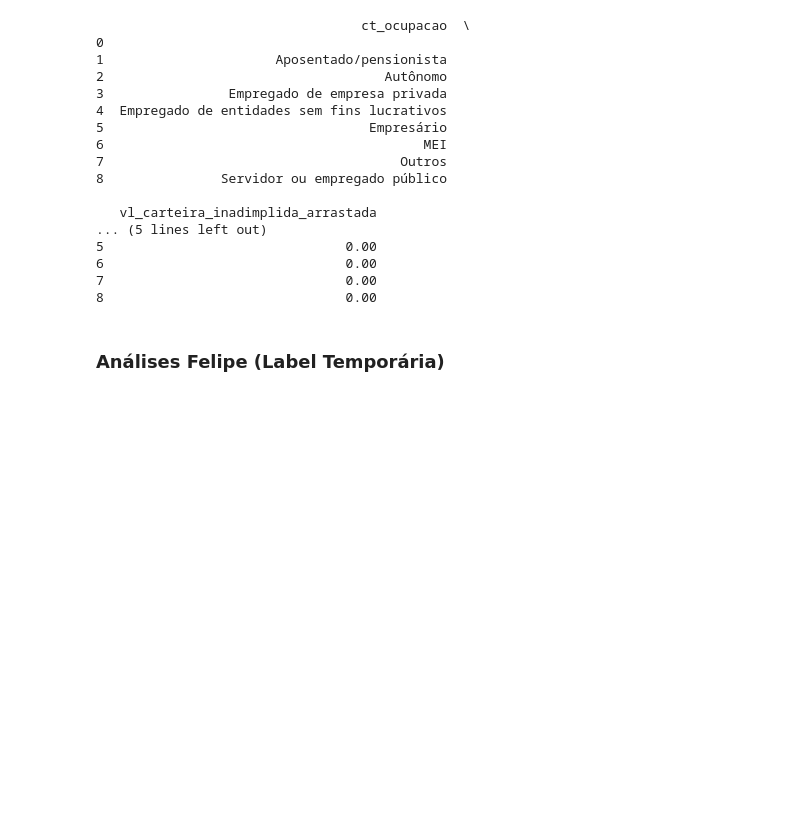
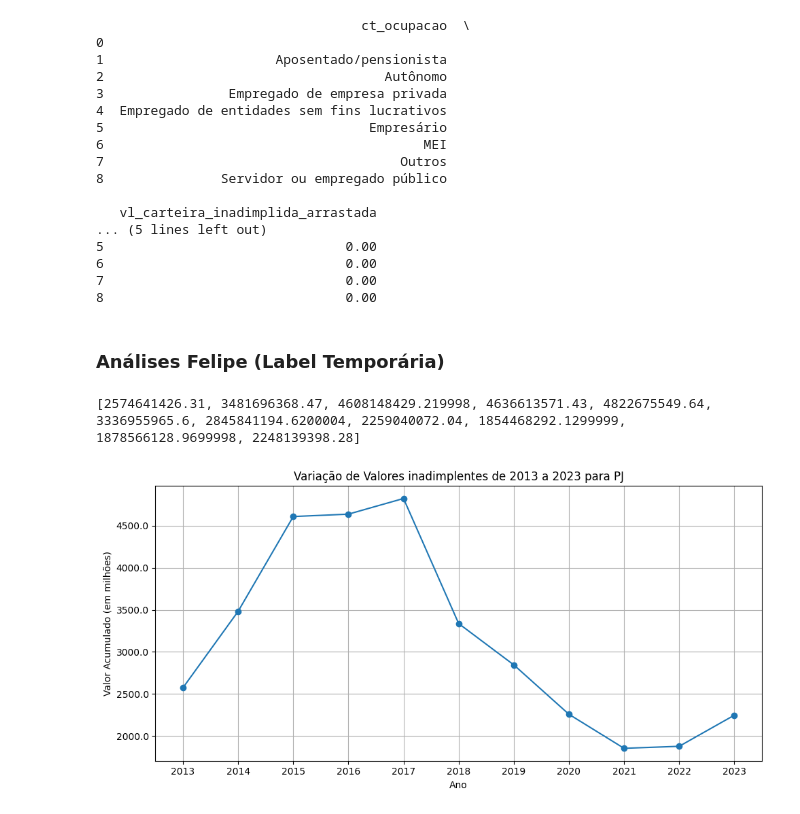
Before and after one commit to AutoProvision/market-analysis.notebook, a Jupyter notebook: analysis_pj.ipynb, the cells around one changed output. Saved outputs shown, nothing was run; the diff lists cells and outputs as text; code cells hidden in the pictures; blank space fills up the shorter version.

```diff
--- a/analysis_pj.ipynb
+++ b/analysis_pj.ipynb
@@ -252,3 +252,69 @@ print(df_grouped)
 8                               0.00
 # %% [markdown]
 ### Análises Felipe (Label Temporária)
+# %%
+df = df[df['dt_data_base'] > pd.to_datetime('2013-01-01')]
+df = df[df['dt_data_base'] < pd.to_datetime('2023-12-01')]
+# %%
+import pandas as pd
+
+# Certifique-se de que a coluna 'dt_data_base' está no formato datetime
+df['dt_data_base'] = pd.to_datetime(df['dt_data_base'])
+
+# Extrair o ano da coluna 'dt_data_base'
+df['Ano'] = df['dt_data_base'].dt.year
+
+# Criar uma lista vazia para armazenar os resultados
+resultados = []
+
+# Definir o intervalo de anos que você quer processar (2013 até 2023)
+anos = ['2013', '2014', '2015', '2016', '2017', '2018', '2019', '2020', '2021', '2022', '2023']
+
+# Iterar sobre cada ano e acumular os valores
+for ano in anos:
+    # Filtrar o dataset para o ano específico
+    df_ano_especifico = df[df['Ano'].astype(str) == ano]
+
+    # Somar os valores desse ano, considerando que 'vl_carteira_inadimplida_arrastada' é a coluna relevante
+    valor_acumulado = df_ano_especifico['vl_carteira_inadimplida_arrastada'].sum()
+
+    # Armazenar o resultado no vetor (lista)
+    resultados.append(valor_acumulado)
+
+# Exibir o vetor com os resultados acumulados por ano
+print(resultados)
+# %% [output]
+[2574641426.31, 3481696368.47, 4608148429.219998, 4636613571.43, 4822675549.64, 3336955965.6, 2845841194.6200004, 2259040072.04, 1854468292.1299999, 1878566128.9699998, 2248139398.28]
+# %%
+import pandas as pd
+import matplotlib.pyplot as plt
+from matplotlib.ticker import FuncFormatter
+
+# Supondo que você já tenha o DataFrame 'df' e a lista 'resultados'
+
+# Definir os anos como eixo X
+anos = ['2013', '2014', '2015', '2016', '2017', '2018', '2019', '2020', '2021', '2022', '2023']
+
+# Criar o gráfico
+plt.figure(figsize=(10, 5))
+plt.plot(anos, resultados, marker='o')
+
+# Função para formatar o eixo Y em milhões com uma casa decimal
+def millions(x, pos):
+    return f'{x * 1e-6:.1f}'  # Formatação em milhões com uma casa decimal
+
+# Configurar o gráfico
+plt.title('Variação de Valores inadimplentes de 2013 a 2023 para PJ')
+plt.xlabel('Ano')
+plt.ylabel('Valor Acumulado (em milhões)')
+plt.grid(True)
+plt.xticks(anos)  # Para garantir que todos os anos apareçam no eixo X
+
+# Aplicar a formatação ao eixo Y
+plt.gca().yaxis.set_major_formatter(FuncFormatter(millions))
+
+# Mostrar o gráfico
+plt.tight_layout()
+plt.show()
+# %% [output]
+[figure, added]
```
Also changed, not shown: parts of 8 cells of this notebook, 1 other file.
